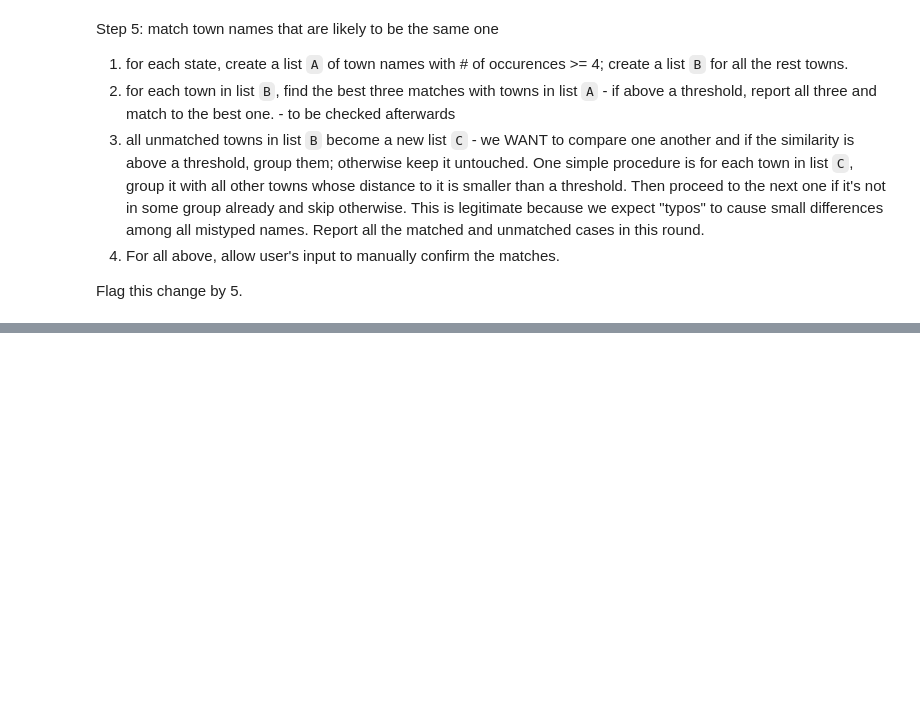
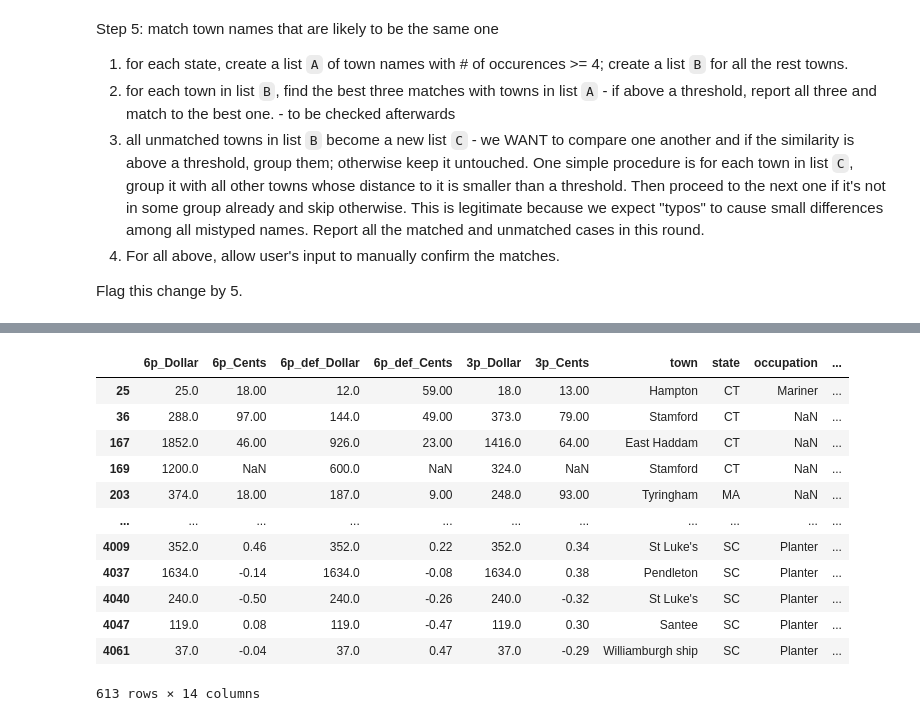
Before and after one commit to davidch2020/SPEOC-pt-1, a Jupyter notebook: S2022/Jiacheng's work/cleaning_town.ipynb, the cells around one changed output, grey strips where cells are left out. Drawn from its saved outputs; the diff is of its cells as text; code cells hidden in the pictures; blank space fills up the shorter version.

```diff
--- a/S2022/Jiacheng's work/cleaning_town.ipynb
+++ b/S2022/Jiacheng's work/cleaning_town.ipynb
@@ -217,7 +220,7 @@ def match_towns(df):
     print(f"State: {df.state.iloc[0]}")
 
     val_counts = df.town.value_counts(sort=True)
-    list_A, list_B = list(val_counts[val_counts>=min(val_counts.iloc[0], 4)].index), list(val_counts[val_counts<min(val_counts.iloc[0], 4)].index)
+    list_A, list_B = list(val_counts[val_counts>=min(val_counts.iloc[0], 4)].index), list(val_counts[val_counts<min(val_counts.iloc[0], 6)].index)
     list_C = list_B.copy()
     for town in list_B:
         best3 = process.extract(town, list_A)[0:3]
@@ -244,8 +247,17 @@ def match_towns(df):
                 indexes = [list_C.index(x) for x in bests]
                 # make sure same group has the same id
                 print(f"Candidate group: {bests}")
+
+                # pick the shortest one as the name we want to keep
+                # this deals with the cases like North Hampton -> Hampton
+                index_selected = list_C.index(min(bests, key=len))
+
                 for k in indexes:
-                    list_C_flag[k] = id
+                    list_C_flag[k] = index_selected
+
+                # one special case
+                if bests==['Cumberland', 'Cumb  ']:
+                    list_C_flag[k] = list_C.index('Cumberland')
 
     for id, flag in enumerate(list_C_flag):
         if flag != -1:
@@ -258,5 +270,13 @@ for state_code in state_list:
 
     ASD_rest[ASD_rest.state==state_code] = match_towns(ASD_rest[ASD_rest.state==state_code])
     CD_rest[CD_rest.state==state_code] = match_towns(CD_rest[CD_rest.state==state_code])
+
+
+# deal with some other special cases
+ASD_rest.loc[ASD_rest.town=='East Haddam', 'town'] == 'Haddam'
+CD_rest.loc[CD_rest.town=='East Haddam', 'town'] == 'Haddam'
+
+ASD_all.update(ASD_rest)
+CD_all.update(CD_rest)
 # %% [output]
 State: RI
@@ -277,2 +297,13 @@ State: MA
 Candidate group: ['Cambridge', 'Cambridge ']
 Candidate group: ['Tyringham MA', 'Tyringham ']
+# %%
+ASD_no_NA = ASD_all[ASD_all['FLAG']!=1]
+CD_no_NA = CD_all[CD_all['FLAG']!=1]
+
+matchlist = pd.read_csv('countymapping.csv', index_col=0)
+
+# remove 'Count'
+matchlist['county_abr'] = matchlist['county'].apply(lambda x: x.replace('County', '').rstrip() if type(x)==str else x)
+matchlist = matchlist.rename({'town': 'orig_town'}, axis=1)
+
+matchlist.head()
@@ -278,0 +333,18 @@ Candidate group: ['Tyringham MA', 'Tyringham ']
+# %%
+ASD_merged = pd.merge(left=ASD_no_NA, right=matchlist, how='left', on=['state', 'orig_town'])
+# %%
+ASD_merged.query("orig_town!=town")
+# %% [output]
+|  | 6p_Dollar | 6p_Cents | 6p_def_Dollar | 6p_def_Cents | 3p_Dollar | 3p_Cents | town | state | occupation | ... |
+| 25 | 25.0 | 18.00 | 12.0 | 59.00 | 18.0 | 13.00 | Hampton | CT | Mariner | ... |
+| 36 | 288.0 | 97.00 | 144.0 | 49.00 | 373.0 | 79.00 | Stamford | CT | NaN | ... |
+| 167 | 1852.0 | 46.00 | 926.0 | 23.00 | 1416.0 | 64.00 | East Haddam | CT | NaN | ... |
+| 169 | 1200.0 | NaN | 600.0 | NaN | 324.0 | NaN | Stamford | CT | NaN | ... |
+| 203 | 374.0 | 18.00 | 187.0 | 9.00 | 248.0 | 93.00 | Tyringham | MA | NaN | ... |
+| ... | ... | ... | ... | ... | ... | ... | ... | ... | ... | ... |
+| 4009 | 352.0 | 0.46 | 352.0 | 0.22 | 352.0 | 0.34 | St Luke's | SC | Planter | ... |
+| 4037 | 1634.0 | -0.14 | 1634.0 | -0.08 | 1634.0 | 0.38 | Pendleton | SC | Planter | ... |
+| 4040 | 240.0 | -0.50 | 240.0 | -0.26 | 240.0 | -0.32 | St Luke's | SC | Planter | ... |
+| 4047 | 119.0 | 0.08 | 119.0 | -0.47 | 119.0 | 0.30 | Santee | SC | Planter | ... |
+| 4061 | 37.0 | -0.04 | 37.0 | 0.47 | 37.0 | -0.29 | Williamburgh ship | SC | Planter | ... |
+613 rows × 14 columns
```
Also changed, not shown: parts of 7 cells of this notebook.
